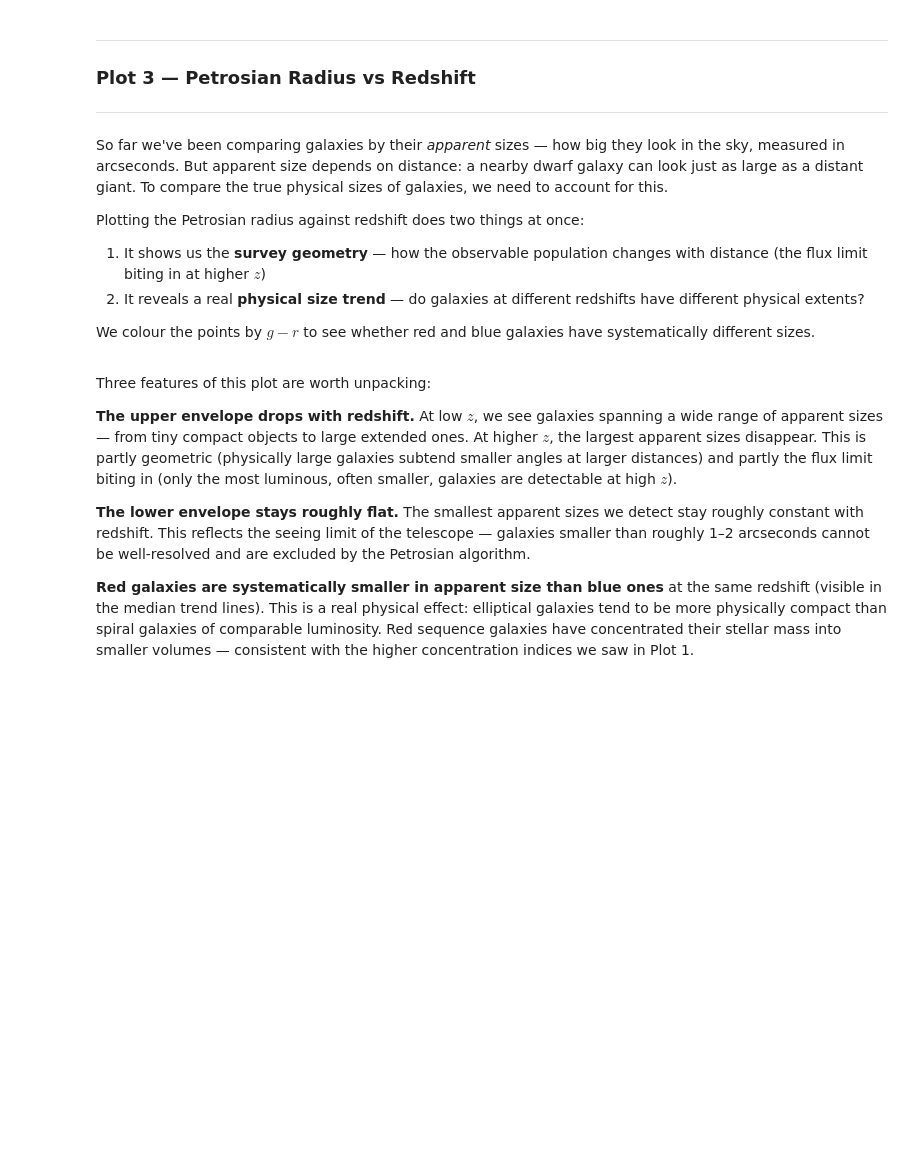
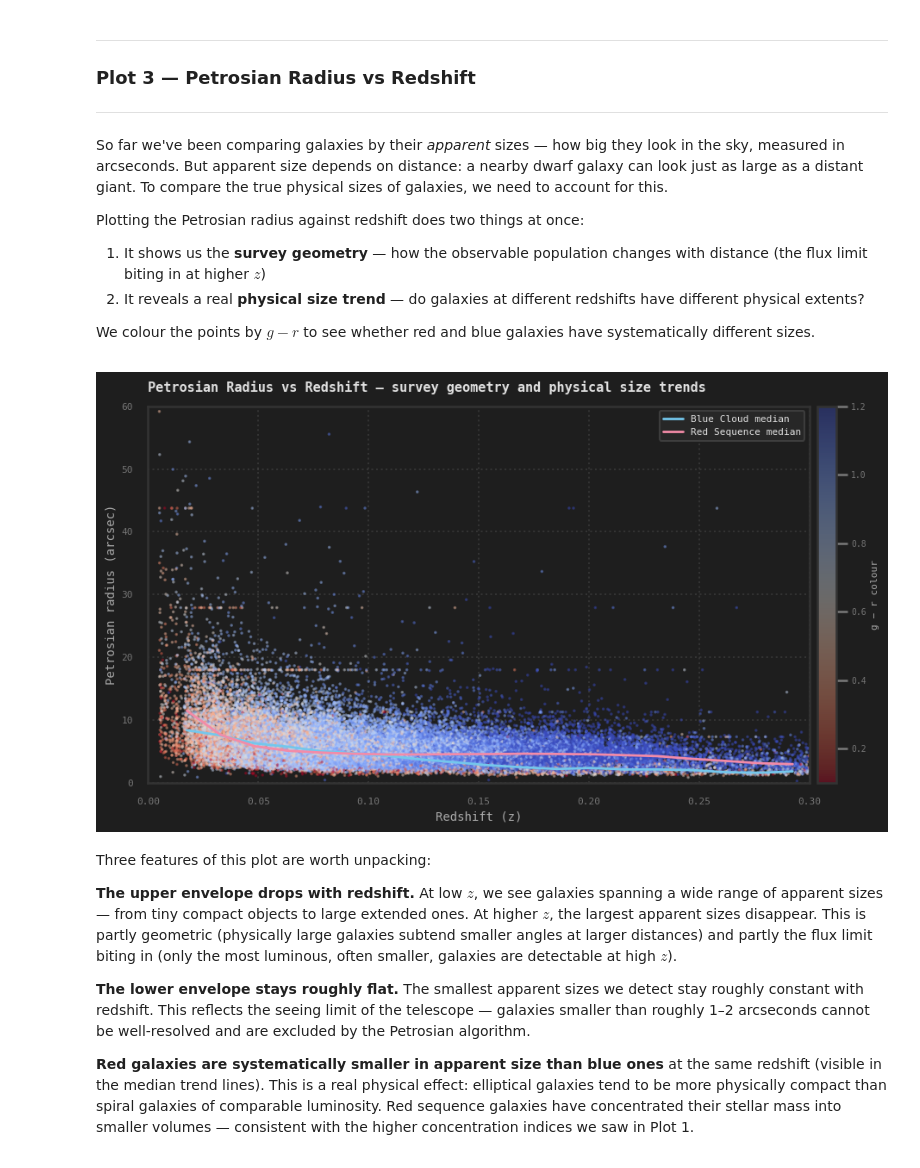
Before and after one commit to haylamyuen/Project-GATORS, a Jupyter notebook: 03_structure.ipynb, the cells around one changed output. Cells and saved outputs as stored; diff of their text form; code cells hidden in the pictures; blank space fills up the shorter version.

```diff
--- a/03_structure.ipynb
+++ b/03_structure.ipynb
@@ -381,35 +647,35 @@ for subset, color, label in [
     medians = []
     for lo, hi in zip(z_bins[:-1], z_bins[1:]):
         bin_data = subset[
             (subset["redshift"] >= lo) &
             (subset["redshift"] <  hi) &
             (subset["petroRad_r"] < 60)
         ]["petroRad_r"]
         medians.append(np.median(bin_data) if len(bin_data) > 10 else np.nan)
     ax.plot(z_mids, medians, color=color, lw=2, label=label, zorder=5)
 
 cbar = plt.colorbar(sc, ax=ax, pad=0.01)
 cbar.set_label("g − r colour", color="#aaaaaa", fontsize=8)
 cbar.ax.yaxis.set_tick_params(color="#777777")
 plt.setp(cbar.ax.yaxis.get_ticklabels(), color="#777777", fontsize=7)
 cbar.outline.set_edgecolor("#333333")
 
 ax.set_xlabel("Redshift (z)", color="#aaaaaa", fontsize=10)
 ax.set_ylabel("Petrosian radius (arcsec)", color="#aaaaaa", fontsize=10)
 ax.set_title("Petrosian Radius vs Redshift — survey geometry and physical size trends",
              color="#e0e0e0", fontsize=11, loc="left", pad=12)
 ax.set_xlim(0, 0.30)
 ax.set_ylim(0, 60)
 ax.tick_params(colors="#777777", labelsize=8)
 ax.grid(True, linestyle=":", alpha=0.10, color="#ffffff")
 ax.legend(facecolor="#2a2a2a", edgecolor="#444444",
           labelcolor="#e0e0e0", fontsize=8, loc="upper right")
 for spine in ax.spines.values(): spine.set_edgecolor("#333333")
 
 plt.tight_layout()
-plt.savefig("figures/petrorad_vs_redshift.png", dpi=150,
-            bbox_inches="tight", facecolor="#1e1e1e")
 plt.show()
+# %% [output]
+[figure, added]
 # %% [markdown]
 <div style="width: 1200px">
 
```
Also changed, not shown: parts of 7 cells of this notebook.
